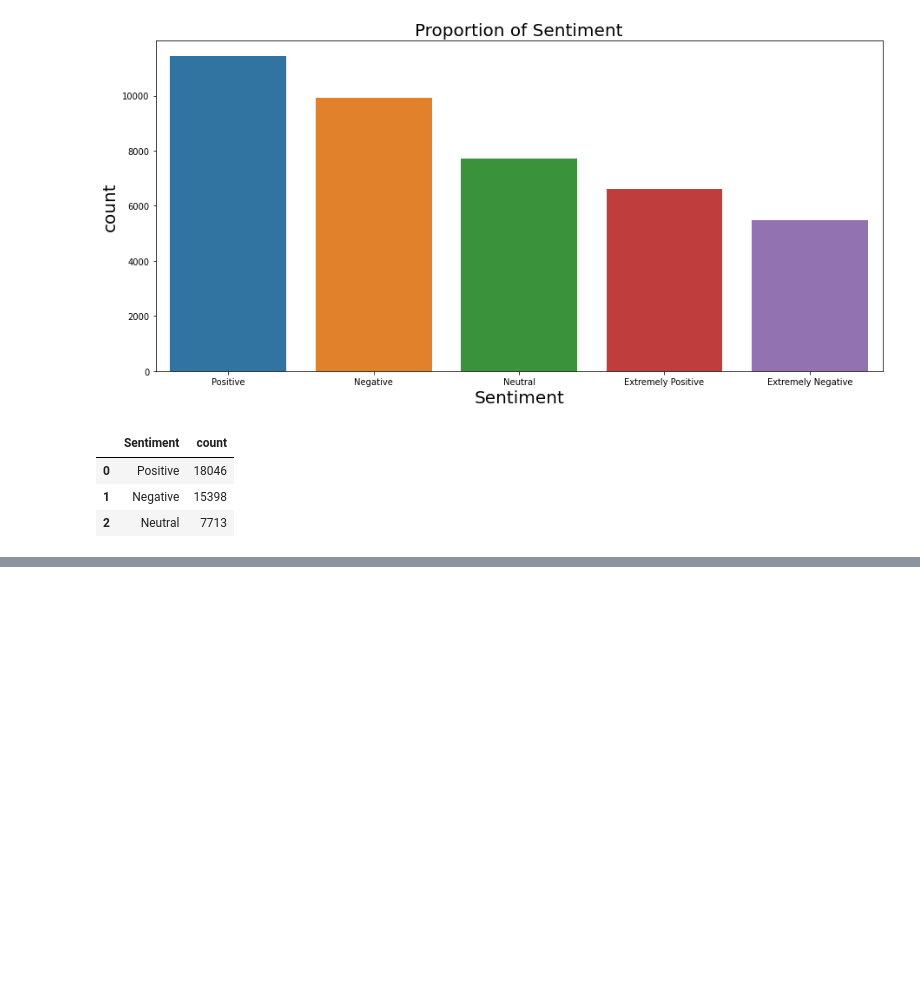
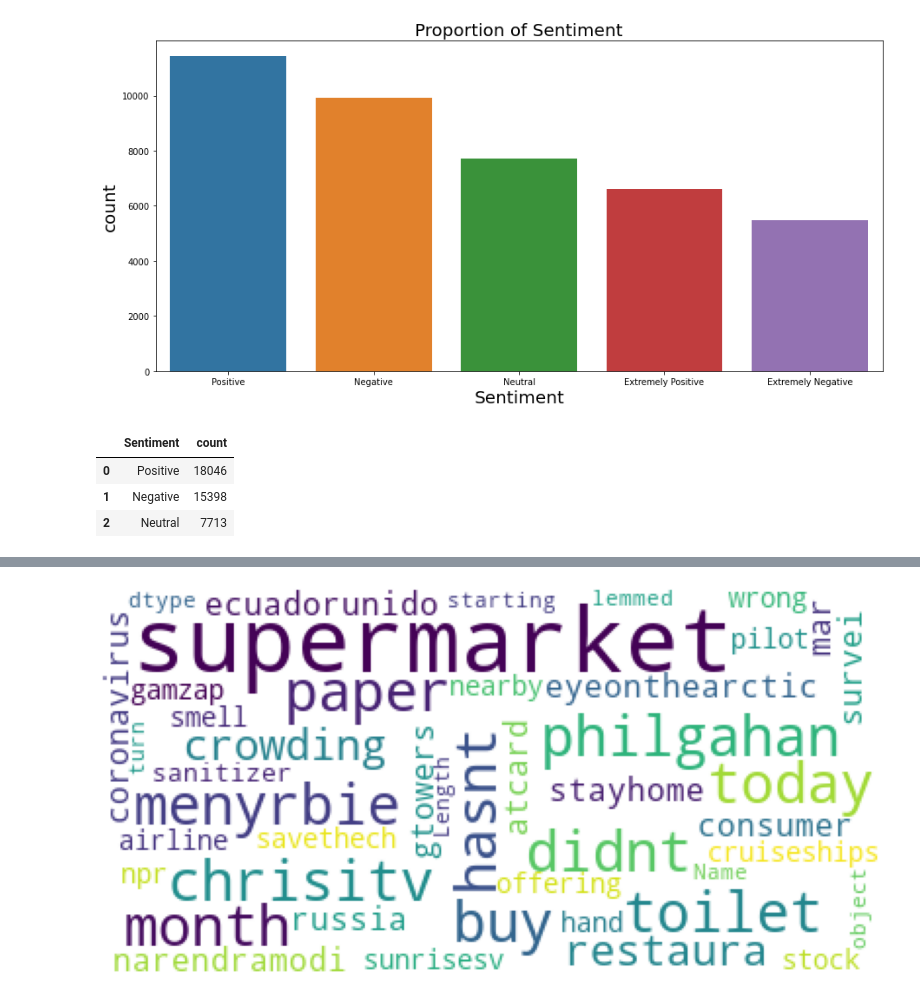
Before and after one commit to anildatascientist/Coronavirus-Tweet-Sentiment-Analysis, a Jupyter notebook: Coronavirus_Tweet_Sentiment_Analysis_Capstone_Project.ipynb, the cells around one changed output, grey strips where cells are left out. Drawn from its saved outputs; the diff is of its cells as text; code cells hidden in the pictures; blank space fills up the shorter version.

```diff
--- a/Coronavirus_Tweet_Sentiment_Analysis_Capstone_Project.ipynb
+++ b/Coronavirus_Tweet_Sentiment_Analysis_Capstone_Project.ipynb
@@ -315,0 +357,15 @@ temp.style.background_gradient(cmap='Purples')
+# %%
+#seperating the sentiments for word cloud
+neutral = pd.DataFrame(df[['stemmed','lemmed']] [df['Sentiment'] == 'Neutral'])
+positive = pd.DataFrame(df[['stemmed','lemmed']]  [df['Sentiment'] == 'Positive'])
+negative = pd.DataFrame(df[['stemmed','lemmed']]  [df['Sentiment'] == 'Negative'])
+# %%
+# Generating word cloud for neutral sentiments
+wc = WordCloud(background_color='white')
+wc.generate(str(neutral['lemmed']))
+plt.figure(figsize=(20,20))
+plt.imshow(wc)
+plt.axis("off")
+plt.show()
+# %% [output]
+[figure, added]
```
Also changed, not shown: parts of 29 cells of this notebook.
